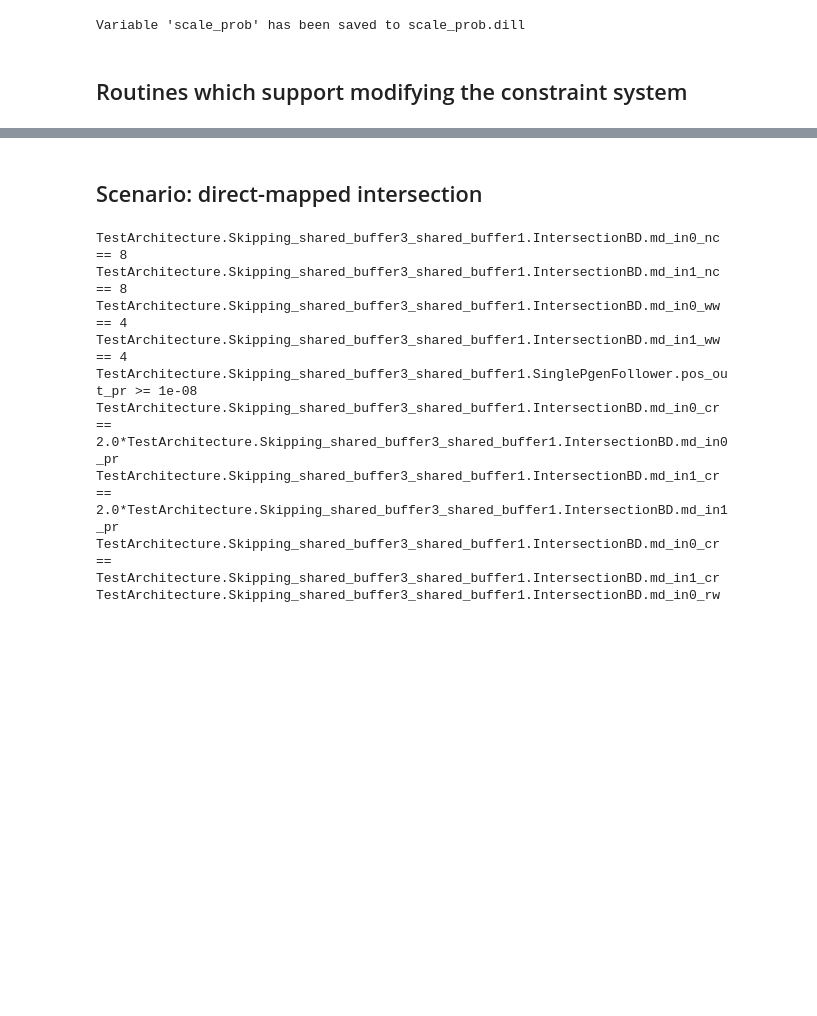
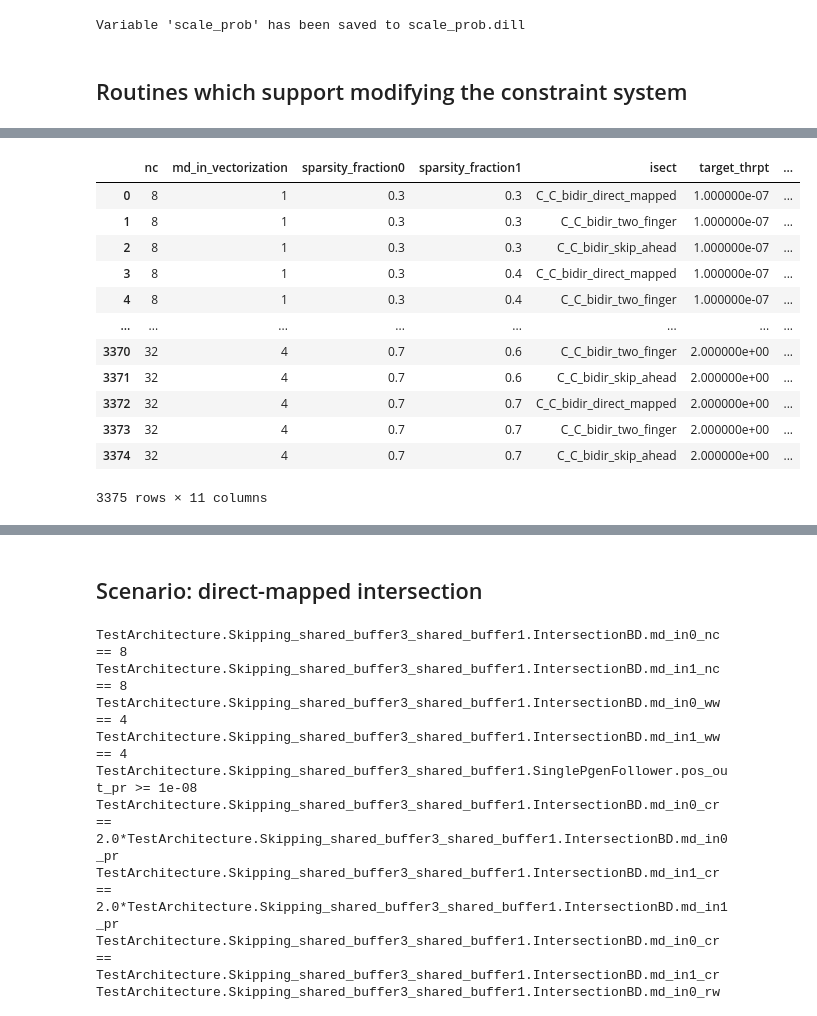
Before and after one commit to abf149/saftool, a Jupyter notebook: src/case_studies/saf_attributes/saf_attributes.ipynb, the cells around one changed output, grey strips where cells are left out. Drawn from its saved outputs; the diff is of its cells as text; code cells hidden in the pictures; blank space fills up the shorter version.

Commit message:
jupyter notebook with brute force cases

```diff
--- a/src/case_studies/saf_attributes/saf_attributes.ipynb
+++ b/src/case_studies/saf_attributes/saf_attributes.ipynb
@@ -338,0 +485,7 @@ def constraints_from_parameters(nc,sparsity_fraction0,sparsity_fraction1,ww,max_
+# %%
+def get_num_stages(target_thrpt,ideal_matches,real_matches_per_stage,md_in_vectorization):
+    num_stages = math.ceil(target_thrpt/real_matches_per_stage)
+    if target_thrpt > ideal_matches or num_stages > md_in_vectorization:
+        return False, None, None
+    else:
+        return True, num_stages, num_stages*real_matches_per_stage
@@ -338,0 +496,2 @@ def constraints_from_parameters(nc,sparsity_fraction0,sparsity_fraction1,ww,max_
+# %%
+intersection_units = ["C_C_bidir_direct_mapped","C_C_bidir_two_finger","C_C_bidir_skip_ahead"]
@@ -338,0 +586,47 @@ def constraints_from_parameters(nc,sparsity_fraction0,sparsity_fraction1,ww,max_
+# %%
+def combine_test_cases_and_results(test_case_list, result_list):
+    """
+    Combines test cases and results into a single pandas DataFrame.
+
+    Parameters:
+    test_case_list (list of dict): List of test cases.
+    result_list (list of dict): List of results corresponding to the test cases.
+
+    Returns:
+    pd.DataFrame: A DataFrame with combined test case and result data.
+    """
+    # Check if the lengths of the lists match
+    if len(test_case_list) != len(result_list):
+        raise ValueError("Length of test_case_list and result_list must be the same.")
+
+    # Combine test cases and results into a single list of dictionaries
+    combined_data = []
+    for test_case, result in zip(test_case_list, result_list):
+        combined_entry = {**test_case, **result}
+        combined_data.append({k:combined_entry[k] for k in combined_entry if k!="test_case"})
+
+    # Create a pandas DataFrame from the combined data
+    df = pd.DataFrame(combined_data)
+
+    # Replace None with NaN
+    df.fillna(value=pd.NA, inplace=True)
+
+    return df
+# %%
+df=combine_test_cases_and_results(test_case_list, result_list)
+# %%
+df
+# %% [output]
+|  | nc | md_in_vectorization | sparsity_fraction0 | sparsity_fraction1 | isect | target_thrpt | ... |
+| 0 | 8 | 1 | 0.3 | 0.3 | C_C_bidir_direct_mapped | 1.000000e-07 | ... |
+| 1 | 8 | 1 | 0.3 | 0.3 | C_C_bidir_two_finger | 1.000000e-07 | ... |
+| 2 | 8 | 1 | 0.3 | 0.3 | C_C_bidir_skip_ahead | 1.000000e-07 | ... |
+| 3 | 8 | 1 | 0.3 | 0.4 | C_C_bidir_direct_mapped | 1.000000e-07 | ... |
+| 4 | 8 | 1 | 0.3 | 0.4 | C_C_bidir_two_finger | 1.000000e-07 | ... |
+| ... | ... | ... | ... | ... | ... | ... | ... |
+| 3370 | 32 | 4 | 0.7 | 0.6 | C_C_bidir_two_finger | 2.000000e+00 | ... |
+| 3371 | 32 | 4 | 0.7 | 0.6 | C_C_bidir_skip_ahead | 2.000000e+00 | ... |
+| 3372 | 32 | 4 | 0.7 | 0.7 | C_C_bidir_direct_mapped | 2.000000e+00 | ... |
+| 3373 | 32 | 4 | 0.7 | 0.7 | C_C_bidir_two_finger | 2.000000e+00 | ... |
+| 3374 | 32 | 4 | 0.7 | 0.7 | C_C_bidir_skip_ahead | 2.000000e+00 | ... |
+3375 rows × 11 columns
```
Also changed, not shown: parts of 26 cells of this notebook, 5 other files.
